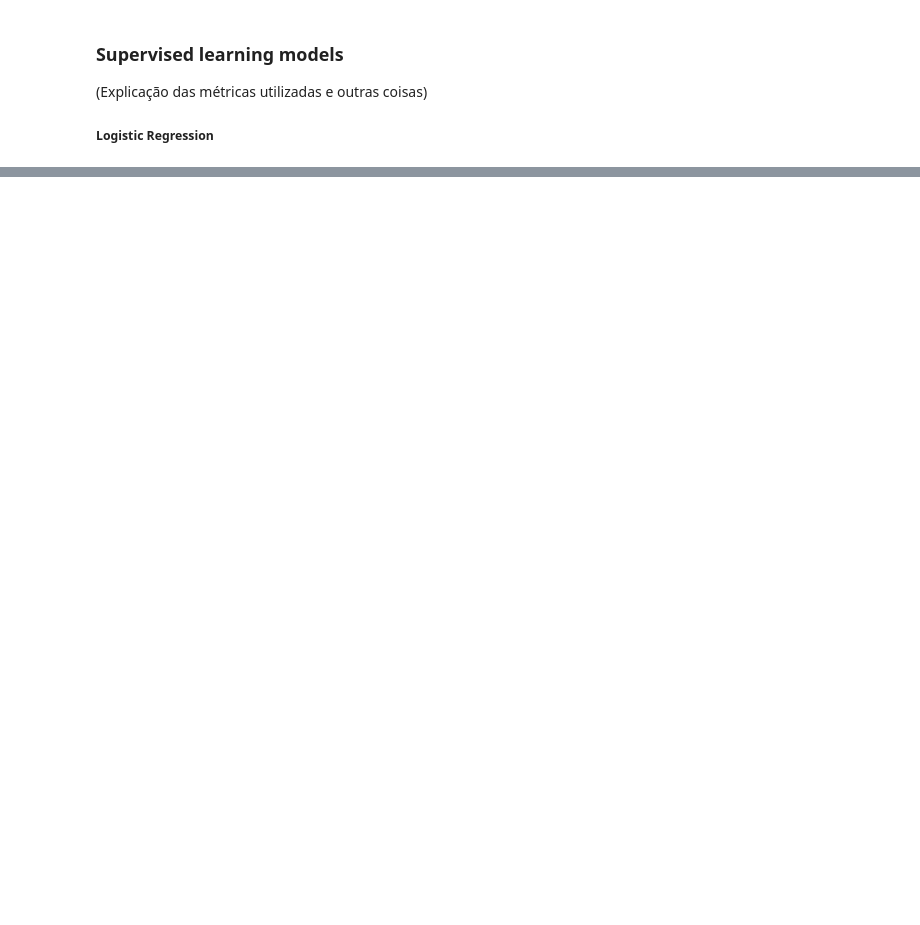
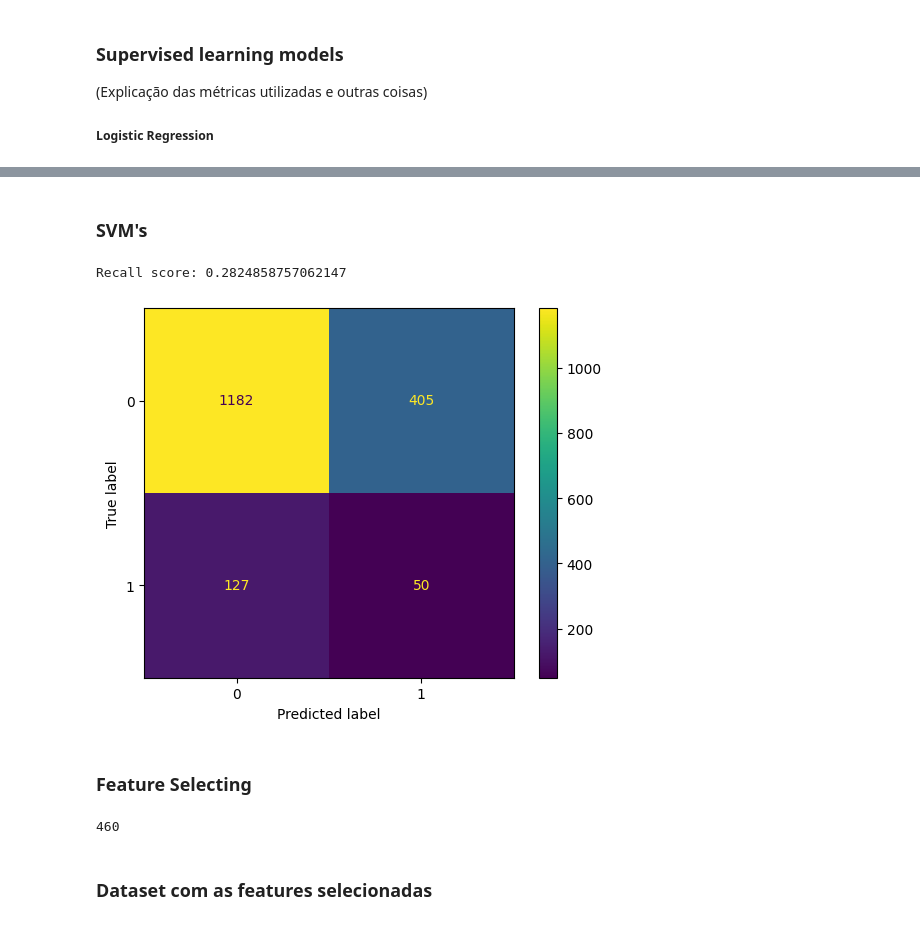
Before and after one commit to Malavita02/TrabalhoSIB, a Jupyter notebook: trabalho_sib.ipynb, the cells around one changed output, grey strips where cells are left out. Drawn from its saved outputs; the diff is of its cells as text; code cells hidden in the pictures; blank space fills up the shorter version.

```diff
--- a/trabalho_sib.ipynb
+++ b/trabalho_sib.ipynb
@@ -376,0 +519,33 @@ ValueError: Found input variables with inconsistent numbers of samples: [3540, 6
+# %% [markdown]
+### SVM's
+# %%
+SVM = svm.SVC(gamma="scale", C=100.)
+SVM = SVM.fit(readcounts_train_X, pheno_train_y)
+svm_pred = SVM.predict(readcounts_test_X)
+
+print("Recall score:", recall_score(pheno_test_y, svm_pred))
+print("Precision score:", precision_score(pheno_test_y, svm_pred))
+
+cm_svm = confusion_matrix(pheno_test_y, svm_pred, labels = SVM.classes_)
+disp_svm = ConfusionMatrixDisplay(confusion_matrix=cm_svm, display_labels = SVM.classes_)
+disp_svm.plot()
+plt.show()
+# %% [output]
+Recall score: 0.2824858757062147
+[figure, added]
+# %% [markdown]
+### Feature Selecting
+# %%
+# Select percentile
+import sklearn
+from sklearn.feature_selection import SelectPercentile, chi2
+X = readcounts_train_X
+y = pheno_train_y
+selection = SelectPercentile(chi2, percentile=8)
+X_new = selection.fit_transform(X,y)
+feature_names = selection.get_feature_names_out()
+print(len(feature_names))
+# %% [output]
+460
+# %% [markdown]
+### Dataset com as features selecionadas
```
Also changed, not shown: parts of 40 cells of this notebook, 1 other file.
